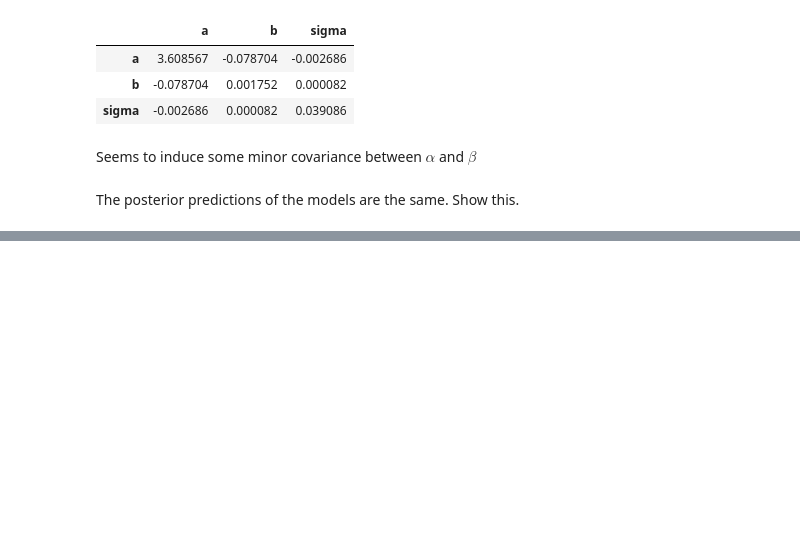
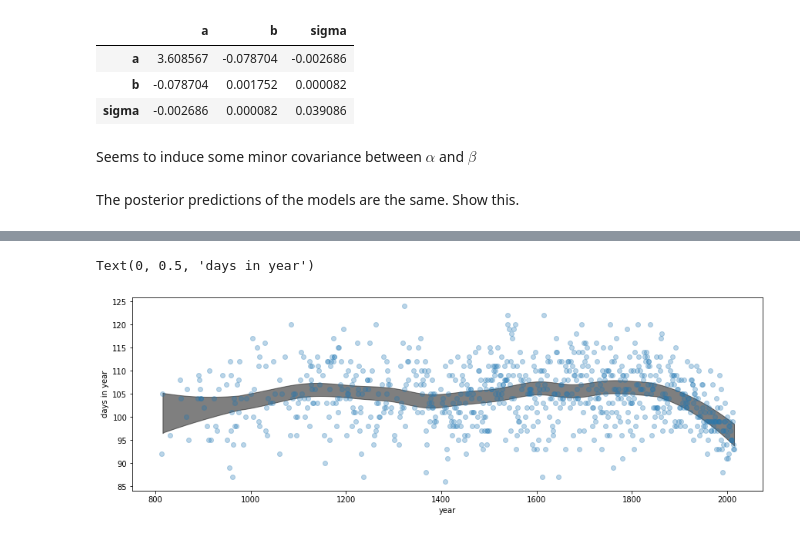
Before and after one commit to oadams/oadams.github.io, a Jupyter notebook: statistical_rethinking_solutions/ch4.ipynb, the cells around one changed output, grey strips where cells are left out. Cells and saved outputs as stored; diff of their text form; code cells hidden in the pictures; blank space fills up the shorter version.

```diff
--- a/statistical_rethinking_solutions/ch4.ipynb
+++ b/statistical_rethinking_solutions/ch4.ipynb
@@ -237,0 +270,9 @@ The posterior predictions of the models are the same. Show this.
+# %%
+with pm.Model() as m4_7:
+    a = pm.Normal("a", 100, 1)
+    w = pm.Normal("w", mu=0, sd=1, shape=B.shape[1])
+    mu = pm.Deterministic("mu", a + pm.math.dot(np.asarray(B, order="F"), w.T))
+    # mu = pm.Deterministic("mu", a + pm.math.dot(B.base, w.T))
+    sigma = pm.Exponential("sigma", 1)
+    D = pm.Normal("D", mu, sigma, observed=d2.doy)
+    trace_m4_7 = pm.sample(1000)
@@ -237,0 +288,10 @@ The posterior predictions of the models are the same. Show this.
+# %%
+ax = az.plot_hdi(d2.year, trace_m4_7["mu"], color="k")
+ax.plot(d2.year, d2.doy, "o", alpha=0.3)
+fig = plt.gcf()
+fig.set_size_inches(12, 4)
+ax.set_xlabel("year")
+ax.set_ylabel("days in year")
+# %% [output]
+Text(0, 0.5, 'days in year')
+[figure, added]
```
Also changed, not shown: parts of 12 cells of this notebook, 2 other files.
